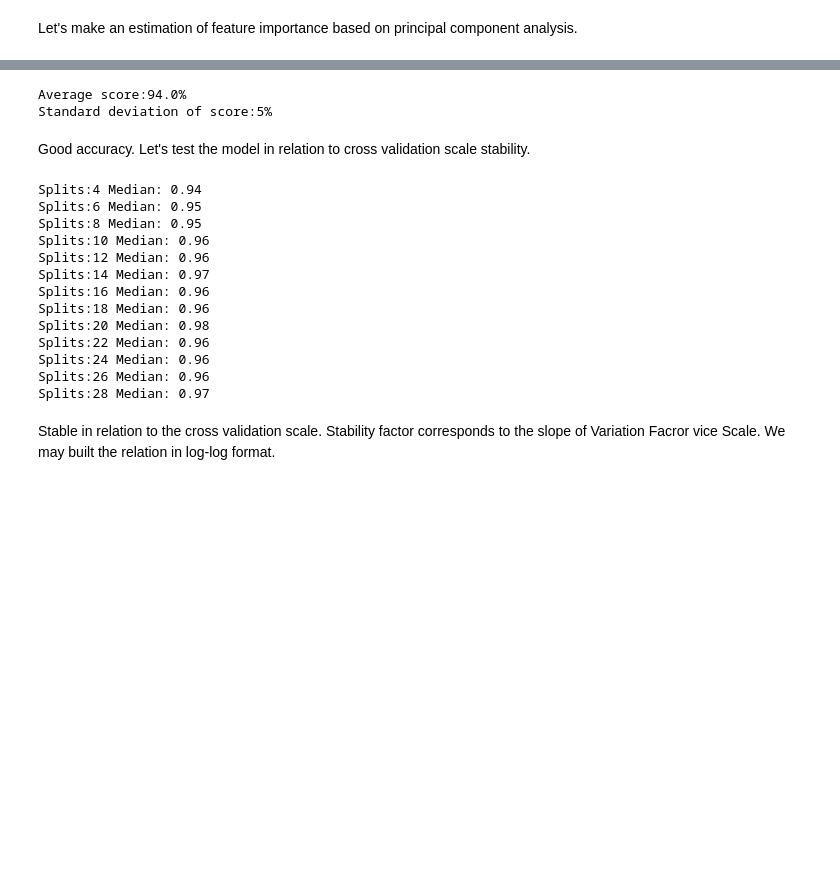
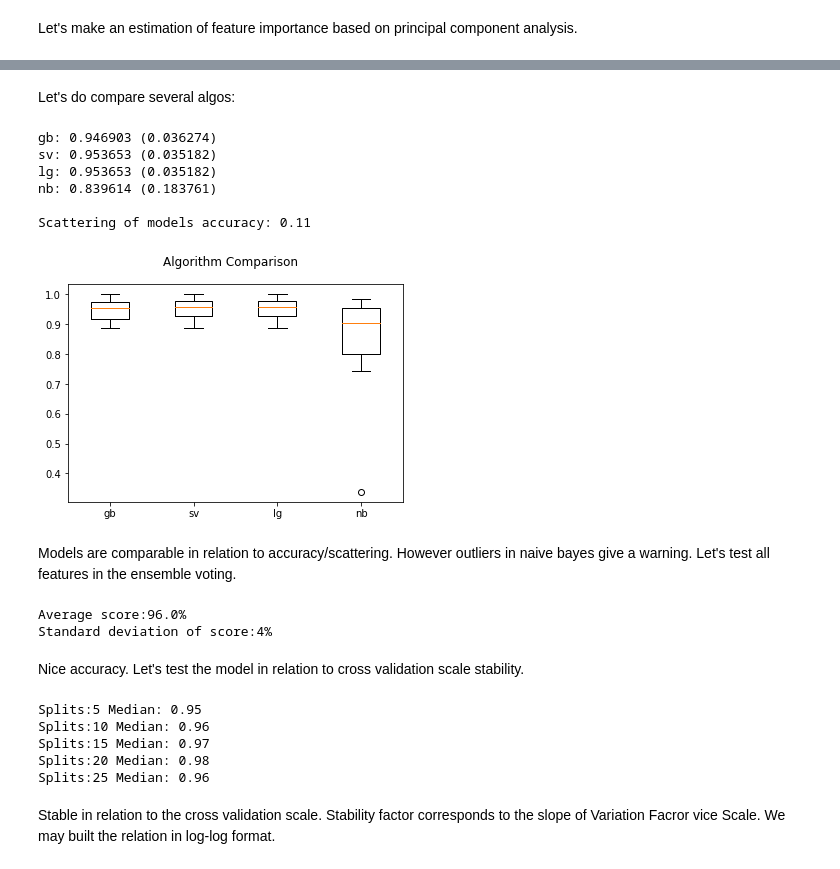
Before and after one commit to SergeyKamenshchikov/MARKETING, a Jupyter notebook: web_ml_new.ipynb, the cells around one changed output, grey strips where cells are left out. Cells and saved outputs as stored; diff of their text form; code cells hidden in the pictures; blank space fills up the shorter version.

```diff
--- a/web_ml_new.ipynb
+++ b/web_ml_new.ipynb
@@ -75,7 +78,7 @@ def pca(x,y):
 # %% [markdown]
 Parameters:
 # %%
-split_num=5 #initial number of cross validation folds
+split_num=10 #initial number of cross validation folds
 # %% [markdown]
 Read data from files with crm and web data, parsed by webparse script from web analytics platform API.
 # %%
@@ -187,13 +226,54 @@ X=array[:,0:1];Y=array[:,7]
+# %% [markdown]
+Let's do compare several algos:
+# %%
+models=[]
+models.append(('gb',GradientBoostingClassifier(n_estimators=100,random_state=7)))
+models.append(('sv',SVC(gamma='auto')))
+models.append(('lg',LogisticRegression(solver='liblinear')))
+models.append(('nb',GaussianNB()))
+
+results=[]
+names=[]
+scattering=[]
+scoring='accuracy'
+
+for name, model in models:
+  kfold = KFold(n_splits=split_num, random_state=7)
+  cv_results=cross_val_score(model,X,Y,cv=kfold,scoring=scoring)
+  results.append(cv_results)
+  names.append(name)
+  msg="%s: %f (%f)" % (name, cv_results.mean(), cv_results.std())
+  scattering.append(cv_results.mean())
+  print(msg)
+
+maxmin_delta=(max(scattering)-min(scattering))
+print('\nScattering of models accuracy:',round(maxmin_delta,2))
+
+fig = plt.figure()
+fig.suptitle('Algorithm Comparison')
+ax=fig.add_subplot(111)
+plt.boxplot(results)
+ax.set_xticklabels(names)
+plt.show()
+# %% [output]
+gb: 0.946903 (0.036274)
+sv: 0.953653 (0.035182)
+lg: 0.953653 (0.035182)
+nb: 0.839614 (0.183761)
+
+Scattering of models accuracy: 0.11
+[figure, added]
+# %% [markdown]
+Models are comparable in relation to accuracy/scattering. However outliers in naive bayes give a warning. Let's test all features in the ensemble voting.
 # %%
 #building the ensemble#
-dt=DecisionTreeClassifier(criterion='entropy')
+gb=GradientBoostingClassifier(n_estimators=100,random_state=7)
 sv=SVC(gamma='auto')
-ab=AdaBoostClassifier(n_estimators=100,random_state=7)
-gb=GradientBoostingClassifier(n_estimators=100,random_state=7)
-mlp=MLPClassifier(activation='relu', hidden_layer_sizes=(5,1), random_state=1, solver='lbfgs')
+lg=LogisticRegression(solver='liblinear')
+nb=GaussianNB()
 
 estimators=[]
-estimators.extend([('dt',dt),('sv',sv),('ab',ab),('gb',gb),('mlp',mlp)])
+estimators.extend([('gb',gb),('sv',sv),('lg',lg),('nb',nb)])
 ensemble=VotingClassifier(estimators)
 #/building the ensemble#
 
@@ -205,10 +285,10 @@ print('\nAverage score:'+str(round(100*median(results)))+str('%'))
 print('Standard deviation of score:'+str(round(100*stdev (results)))+str('%'))
 #/output of results#
 # %% [output]
-Average score:94.0%
-Standard deviation of score:5%
+Average score:96.0%
+Standard deviation of score:4%
 # %% [markdown]
-Good accuracy. Let's test the model in relation to cross validation scale stability.
+Nice accuracy. Let's test the model in relation to cross validation scale stability.
 # %%
 cv_num=[]
 score_cv=[]
@@ -223,22 +303,14 @@ for item in range(3,30):
     score_cv.append(score_med)
     score_sc.append(score_scatter) #score scattering
 
-    if (item % 2)==0:
+    if (item % 5)==0:
         print('Splits:'+str(item)+' Median: '+str(round(score_med,2)))
 # %% [output]
-Splits:4 Median: 0.94
-Splits:6 Median: 0.95
-Splits:8 Median: 0.95
+Splits:5 Median: 0.95
 Splits:10 Median: 0.96
-Splits:12 Median: 0.96
-Splits:14 Median: 0.97
-Splits:16 Median: 0.96
-Splits:18 Median: 0.96
+Splits:15 Median: 0.97
 Splits:20 Median: 0.98
-Splits:22 Median: 0.96
-Splits:24 Median: 0.96
-Splits:26 Median: 0.96
-Splits:28 Median: 0.97
+Splits:25 Median: 0.96
 # %% [markdown]
 Stable in relation to the cross validation scale. Stability factor corresponds to the slope of Variation Facror vice Scale. We may built the relation in log-log format.
 # %%
```
Also changed, not shown: parts of 26 cells of this notebook.
